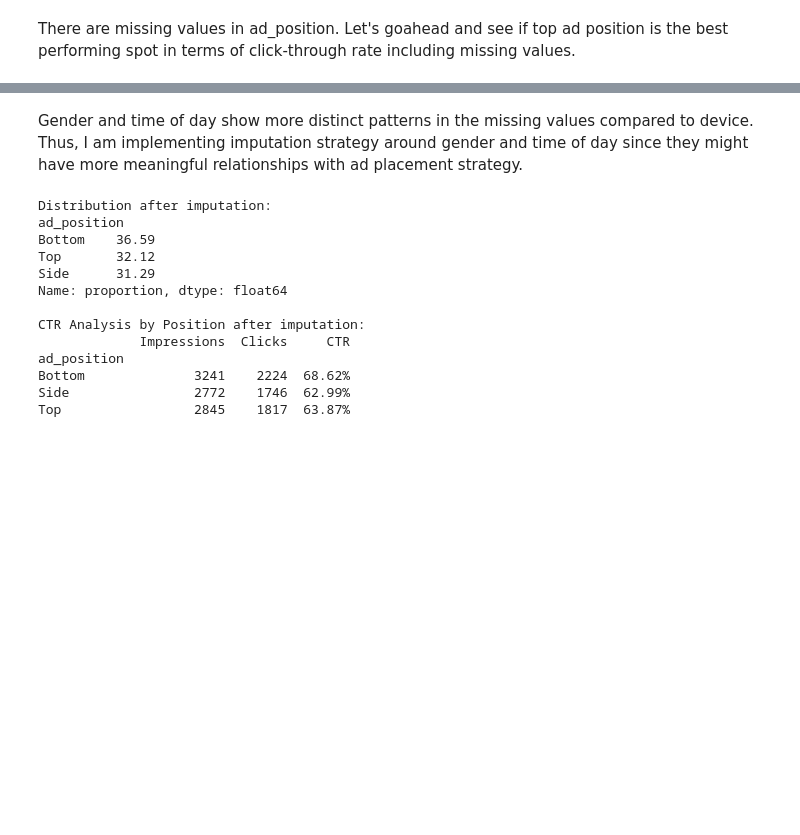
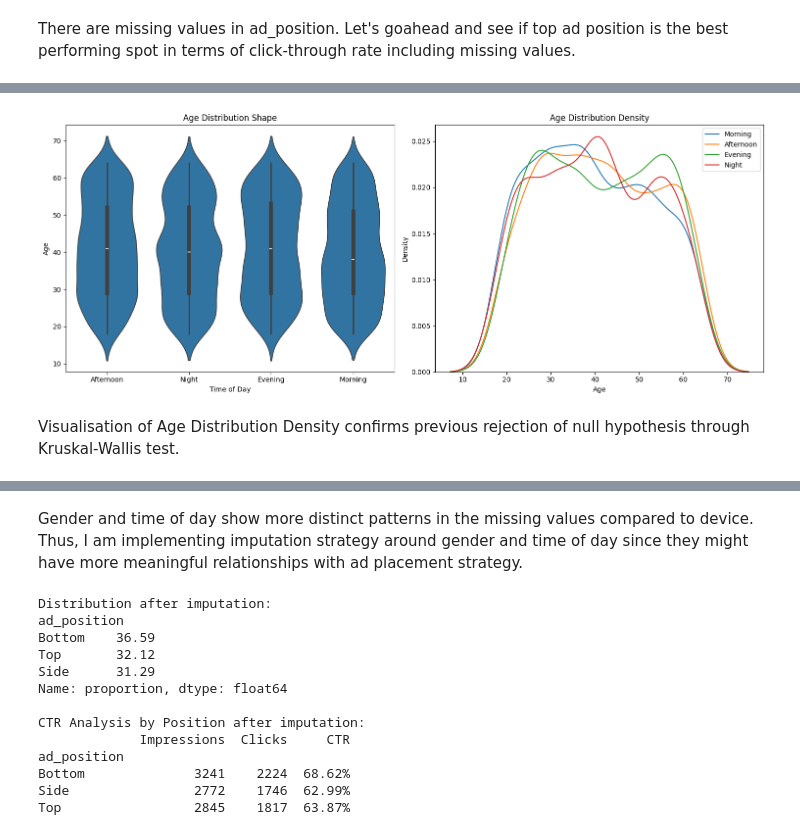
Before and after one commit to bebekim/kaggle-ad-prediction, a Jupyter notebook: mindset_challenge_alternative.ipynb, the cells around one changed output, grey strips where cells are left out. Drawn from its saved outputs; the diff is of its cells as text; code cells hidden in the pictures; blank space fills up the shorter version.

```diff
--- a/mindset_challenge_alternative.ipynb
+++ b/mindset_challenge_alternative.ipynb
@@ -646,0 +744,11 @@ KeyError: 'conversion_value'
+# %%
+
+# Print distribution characteristics
+print("\nDistribution Characteristics by Time of Day:")
+print("-" * 50)
+for time in times:  # Use the same defined order
+    subset = df_age_time[df_age_time['time_of_day'] == time]['age']
+    print(f"\n{time}:")
+    print(f"Mode: {subset.mode().iloc[0]:.1f}")
+    print(f"Skewness: {subset.skew():.3f}")
+    print(f"Kurtosis: {stats.kurtosis(subset.dropna()):.3f}")
@@ -646,0 +758,29 @@ KeyError: 'conversion_value'
+# %%
+df = pd.read_csv('ad_click_clean_dataset_quality.csv')
+
+# Create figure with two complementary distribution plots
+fig, (ax1, ax2) = plt.subplots(1, 2, figsize=(15, 6))
+
+
+# 1. Violin plot showing distribution shape
+sns.violinplot(x='time_of_day', y='age', data=df, ax=ax1)
+ax1.set_title('Age Distribution Shape')
+ax1.set_xlabel('Time of Day')
+ax1.set_ylabel('Age')
+
+# 2. KDE plot showing density overlap
+times = ['Morning', 'Afternoon', 'Evening', 'Night']  # Define order explicitly
+for time in times:
+    subset = df[df['time_of_day'] == time]['age']
+    sns.kdeplot(data=subset, label=time, ax=ax2)
+ax2.set_title('Age Distribution Density')
+ax2.set_xlabel('Age')
+ax2.set_ylabel('Density')
+ax2.legend()
+
+plt.tight_layout()
+plt.show()
+# %% [output]
+[figure, added]
+# %% [markdown]
+Visualisation of Age Distribution Density confirms previous rejection of null hypothesis through Kruskal-Wallis test.
```
Also changed, not shown: parts of 63 cells of this notebook, 6 other files.
